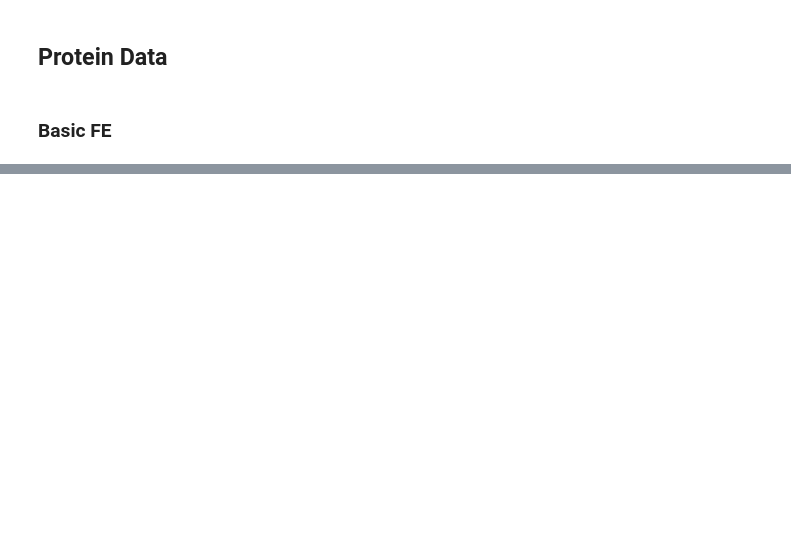
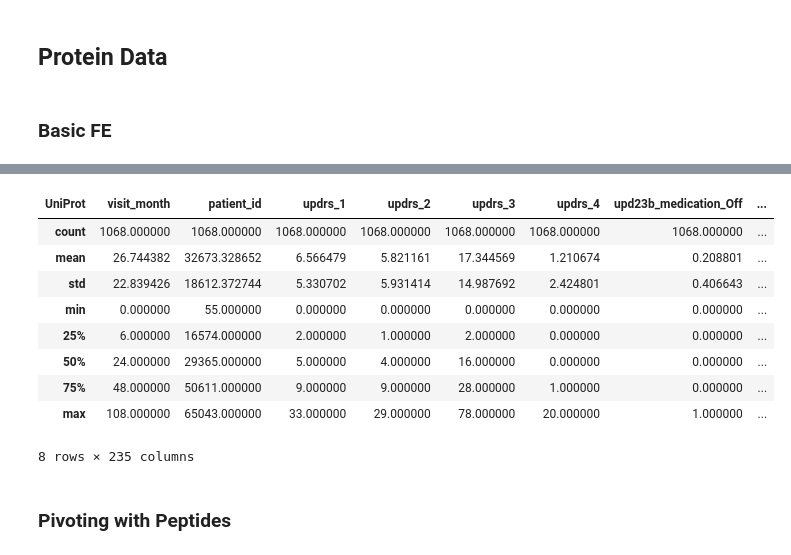
Before and after one commit to AlfredT15/AMP-Parkinsons, a Jupyter notebook: notebooks/feature_engineering.ipynb, the cells around one changed output, grey strips where cells are left out. Drawn from its saved outputs; the diff is of its cells as text; code cells hidden in the pictures; blank space fills up the shorter version.

```diff
--- a/notebooks/feature_engineering.ipynb
+++ b/notebooks/feature_engineering.ipynb
@@ -33,0 +210,19 @@ protein = pd.read_csv("../data/train_proteins.csv")
+# %%
+# Filling missing protein values with nans
+
+pivoted_filled_df = pivoted_df.fillna(pivoted_df.mean())
+# %%
+pivoted_filled_df.describe()
+# %% [output]
+| UniProt | visit_month | patient_id | updrs_1 | updrs_2 | updrs_3 | updrs_4 | upd23b_medication_Off | ... |
+| count | 1068.000000 | 1068.000000 | 1068.000000 | 1068.000000 | 1068.000000 | 1068.000000 | 1068.000000 | ... |
+| mean | 26.744382 | 32673.328652 | 6.566479 | 5.821161 | 17.344569 | 1.210674 | 0.208801 | ... |
+| std | 22.839426 | 18612.372744 | 5.330702 | 5.931414 | 14.987692 | 2.424801 | 0.406643 | ... |
+| min | 0.000000 | 55.000000 | 0.000000 | 0.000000 | 0.000000 | 0.000000 | 0.000000 | ... |
+| 25% | 6.000000 | 16574.000000 | 2.000000 | 1.000000 | 2.000000 | 0.000000 | 0.000000 | ... |
+| 50% | 24.000000 | 29365.000000 | 5.000000 | 4.000000 | 16.000000 | 0.000000 | 0.000000 | ... |
+| 75% | 48.000000 | 50611.000000 | 9.000000 | 9.000000 | 28.000000 | 1.000000 | 0.000000 | ... |
+| max | 108.000000 | 65043.000000 | 33.000000 | 29.000000 | 78.000000 | 20.000000 | 1.000000 | ... |
+8 rows × 235 columns
+# %% [markdown]
+### Pivoting with Peptides
```
Also changed, not shown: parts of 38 cells of this notebook, 25 other files.
